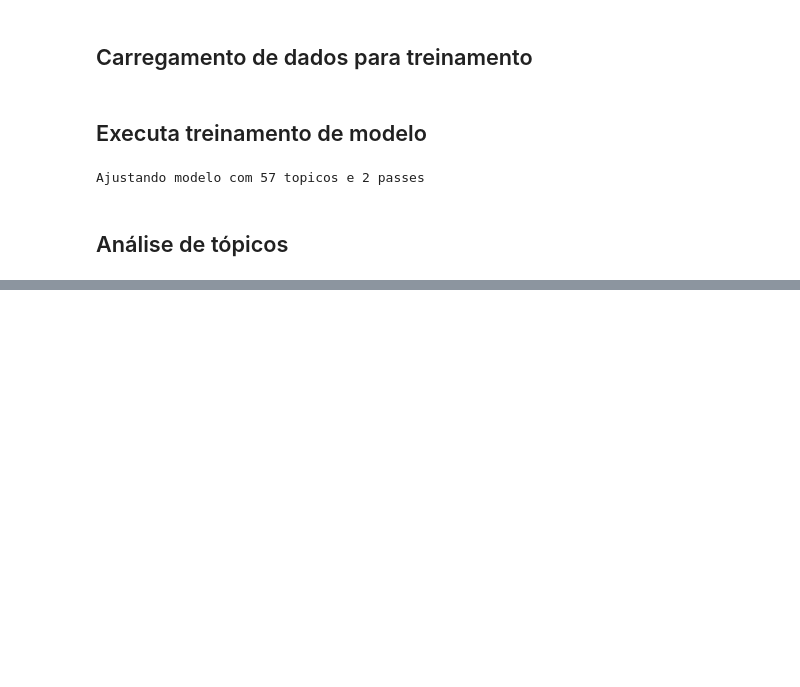
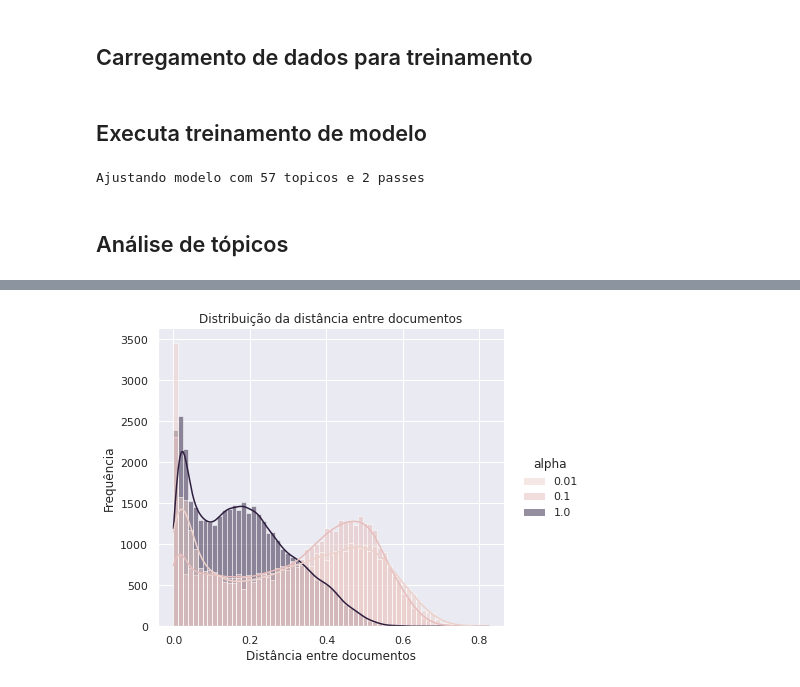
Before and after one commit to heldergr/tcc-pucmg-2, a Jupyter notebook: src/python/notebooks/nerds-viajantes-visualizacao-resultados.ipynb, the cells around one changed output, grey strips where cells are left out. Drawn from its saved outputs; the diff is of its cells as text; code cells hidden in the pictures; blank space fills up the shorter version.

```diff
--- a/src/python/notebooks/nerds-viajantes-visualizacao-resultados.ipynb
+++ b/src/python/notebooks/nerds-viajantes-visualizacao-resultados.ipynb
@@ -127,0 +151,4 @@ sent_topics_sorteddf_mallet.head(20)
+# %%
+resultados_explorer.distribuicao_distancias(resultados, hue='alpha')
+# %% [output]
+[figure, added]
```
Also changed, not shown: parts of 39 cells of this notebook, 19 other files.
